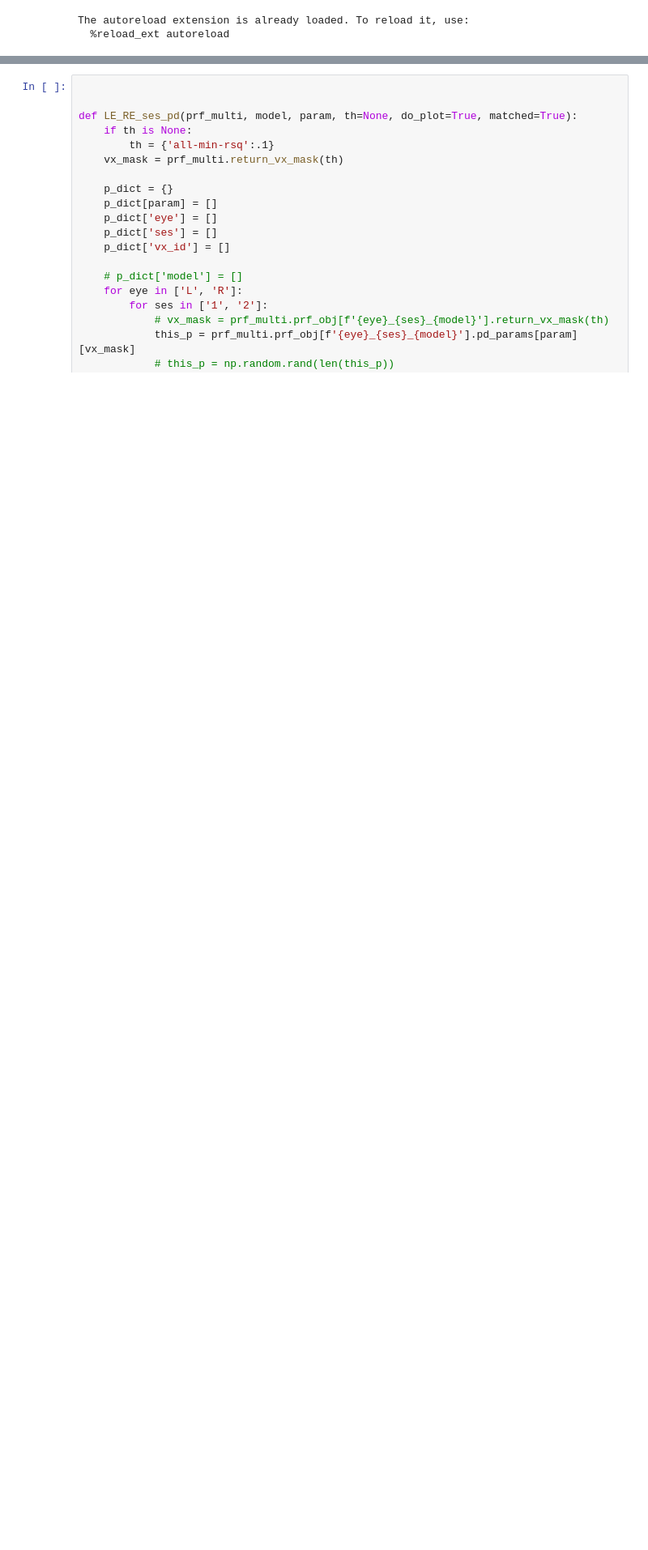
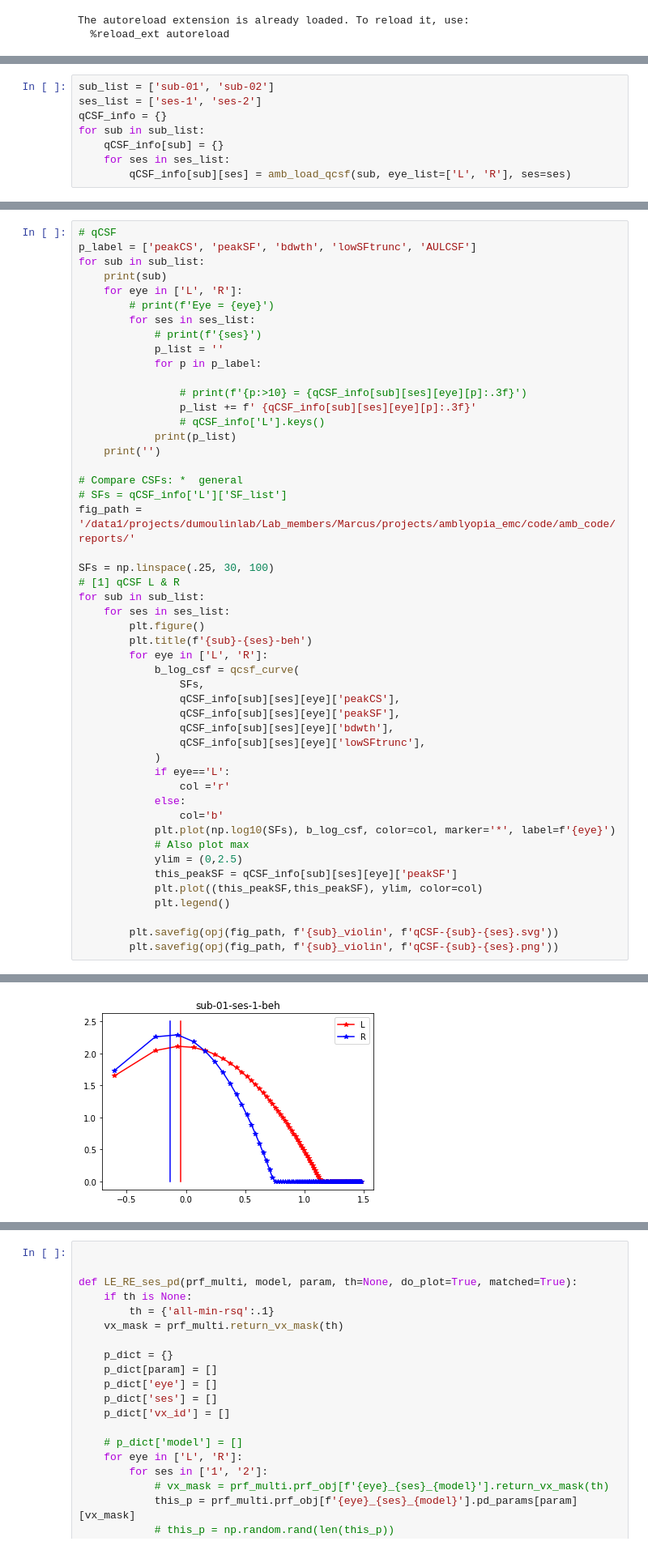
Before and after one commit to mdaghlian/amblyopia_emc, a Jupyter notebook: amb_scripts/r0_reports/r0_everything.ipynb, the cells around one changed output, grey strips where cells are left out. Shown at 81% size. Saved outputs shown, nothing was run; the diff lists cells and outputs as text; blank space fills up the shorter version.

```diff
--- a/amb_scripts/r0_reports/r0_everything.ipynb
+++ b/amb_scripts/r0_reports/r0_everything.ipynb
@@ -71,0 +22,8 @@ prf_multi = PrfMulti(prf_obj_list, prf_id_list)
+# %%
+sub_list = ['sub-01', 'sub-02']
+ses_list = ['ses-1', 'ses-2']
+qCSF_info = {}
+for sub in sub_list:
+    qCSF_info[sub] = {}
+    for ses in ses_list:
+        qCSF_info[sub][ses] = amb_load_qcsf(sub, eye_list=['L', 'R'], ses=ses)
@@ -71,0 +94,50 @@ prf_multi = PrfMulti(prf_obj_list, prf_id_list)
+# %%
+# qCSF
+p_label = ['peakCS', 'peakSF', 'bdwth', 'lowSFtrunc', 'AULCSF']
+for sub in sub_list:
+    print(sub)
+    for eye in ['L', 'R']:
+        # print(f'Eye = {eye}')
+        for ses in ses_list:
+            # print(f'{ses}')
+            p_list = ''
+            for p in p_label:
+
+                # print(f'{p:>10} = {qCSF_info[sub][ses][eye][p]:.3f}')
+                p_list += f' {qCSF_info[sub][ses][eye][p]:.3f}'
+                # qCSF_info['L'].keys()
+            print(p_list)
+    print('')
+
+# Compare CSFs: *  general
+# SFs = qCSF_info['L']['SF_list']
+fig_path = '/data1/projects/dumoulinlab/Lab_members/Marcus/projects/amblyopia_emc/code/amb_code/reports/'
+
+SFs = np.linspace(.25, 30, 100)
+# [1] qCSF L & R
+for sub in sub_list:
+    for ses in ses_list:
+        plt.figure()
+        plt.title(f'{sub}-{ses}-beh')
+        for eye in ['L', 'R']:
+            b_log_csf = qcsf_curve(
+                SFs,
+                qCSF_info[sub][ses][eye]['peakCS'],
+                qCSF_info[sub][ses][eye]['peakSF'],
+                qCSF_info[sub][ses][eye]['bdwth'],
+                qCSF_info[sub][ses][eye]['lowSFtrunc'],
+            )
+            if eye=='L':
+                col ='r'
+            else:
+                col='b'
+            plt.plot(np.log10(SFs), b_log_csf, color=col, marker='*', label=f'{eye}')
+            # Also plot max
+            ylim = (0,2.5)
+            this_peakSF = qCSF_info[sub][ses][eye]['peakSF']
+            plt.plot((this_peakSF,this_peakSF), ylim, color=col)
+            plt.legend()
+
+        plt.savefig(opj(fig_path, f'{sub}_violin', f'qCSF-{sub}-{ses}.svg'))
+        plt.savefig(opj(fig_path, f'{sub}_violin', f'qCSF-{sub}-{ses}.png'))
+# %% [output]
@@ -71,0 +155 @@ prf_multi = PrfMulti(prf_obj_list, prf_id_list)
+[figure, added]
```
Also changed, not shown: parts of 82 cells of this notebook, 18 other files.
